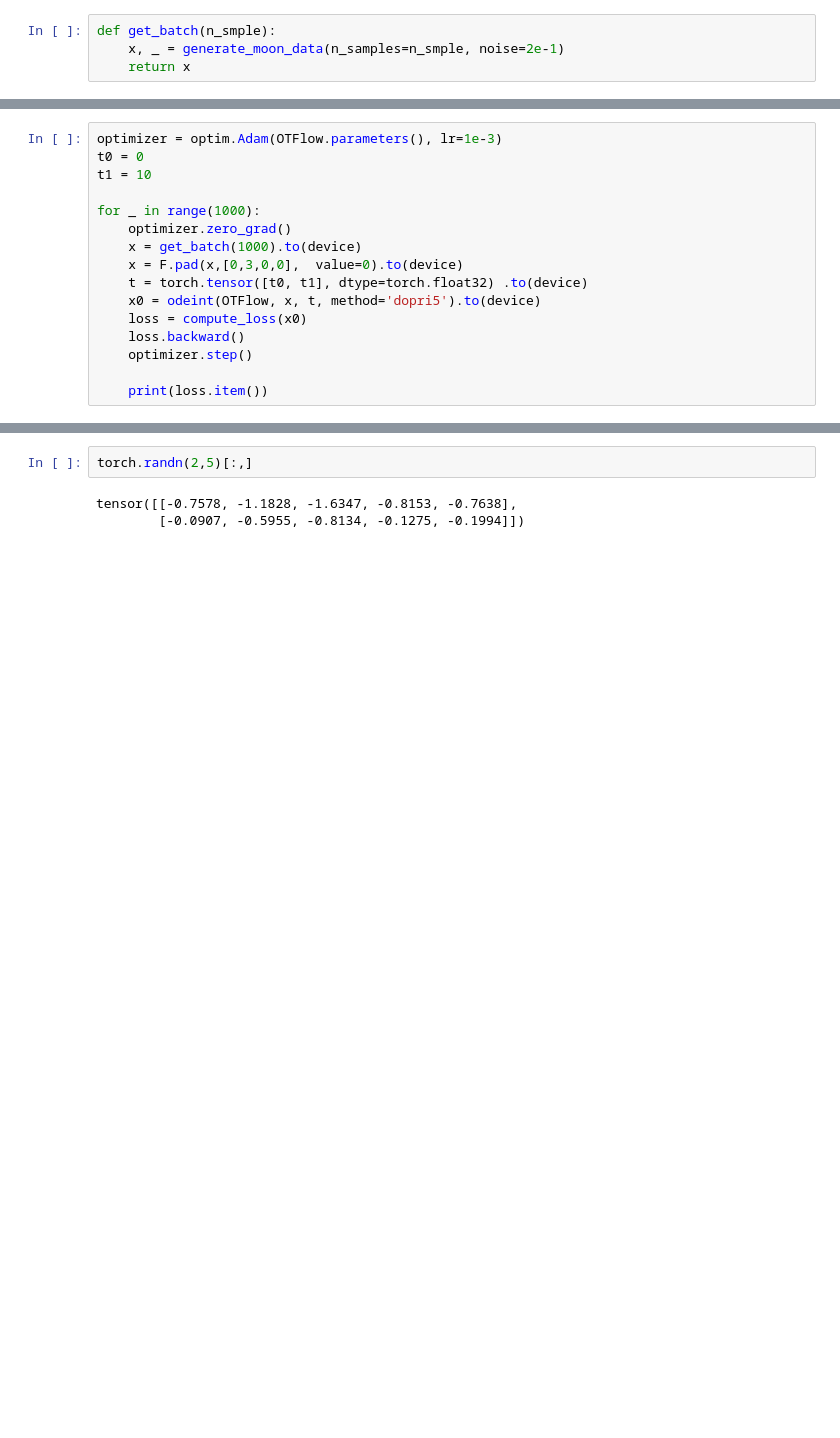
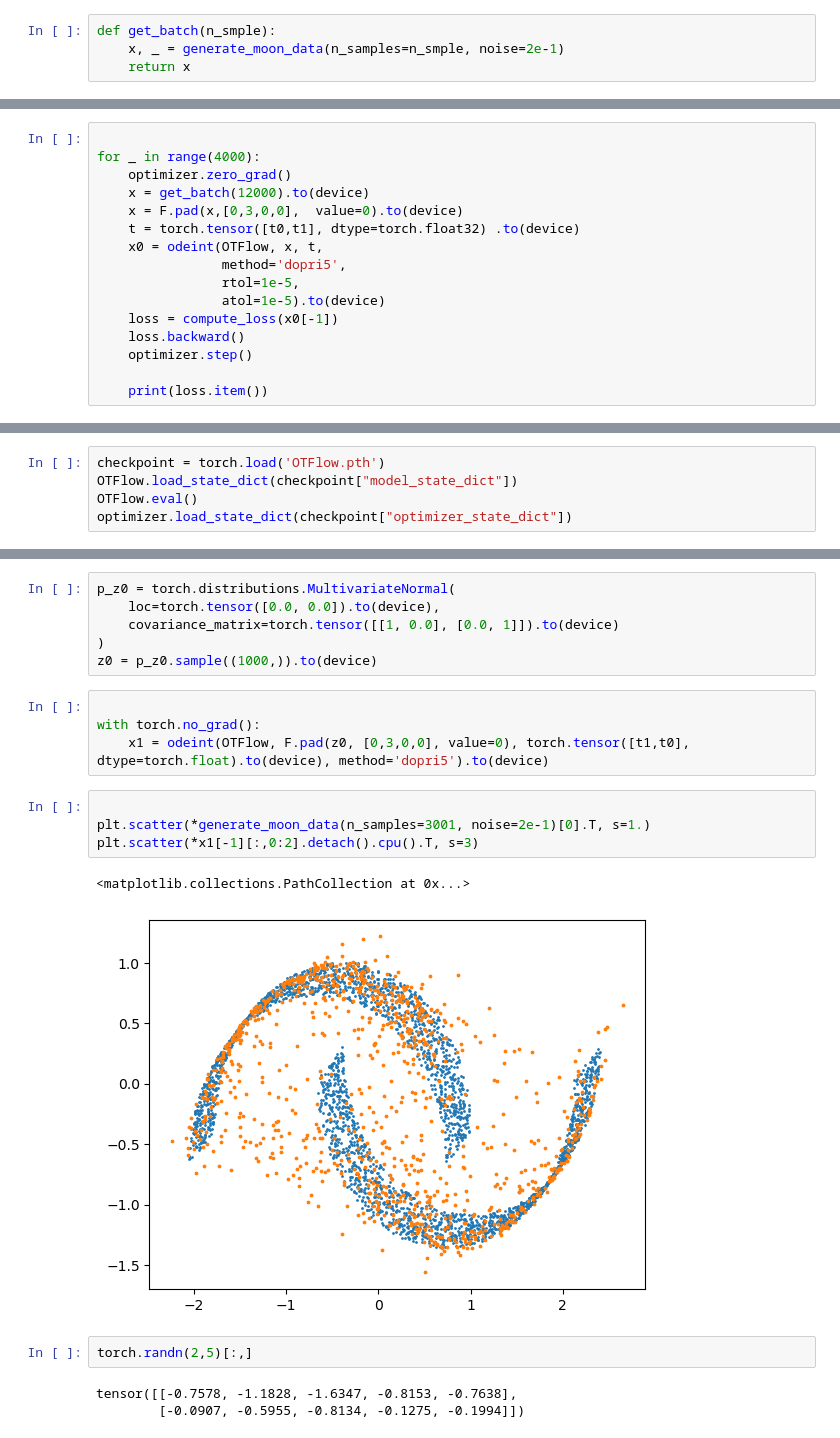
Before and after one commit to PanpanZheng-BNU/neuralODE, a Jupyter notebook: normalizingFlow/OT-flow.ipynb, the cells around one changed output, grey strips where cells are left out. Cells and saved outputs as stored; diff of their text form; blank space fills up the shorter version.

```diff
--- a/normalizingFlow/OT-flow.ipynb
+++ b/normalizingFlow/OT-flow.ipynb
@@ -42,15 +78,15 @@ def get_batch(n_smple):
 # %%
-optimizer = optim.Adam(OTFlow.parameters(), lr=1e-3)
-t0 = 0
-t1 = 10
 
-for _ in range(1000):
+for _ in range(4000):
     optimizer.zero_grad()
-    x = get_batch(1000).to(device)
+    x = get_batch(12000).to(device)
     x = F.pad(x,[0,3,0,0],  value=0).to(device)
-    t = torch.tensor([t0, t1], dtype=torch.float32) .to(device)
-    x0 = odeint(OTFlow, x, t, method='dopri5').to(device)
-    loss = compute_loss(x0)
+    t = torch.tensor([t0,t1], dtype=torch.float32) .to(device)
+    x0 = odeint(OTFlow, x, t,
+                method='dopri5',
+                rtol=1e-5,
+                atol=1e-5).to(device)
+    loss = compute_loss(x0[-1])
     loss.backward()
     optimizer.step()
 
@@ -67,0 +124,5 @@ KeyboardInterrupt:
+# %%
+checkpoint = torch.load('OTFlow.pth')
+OTFlow.load_state_dict(checkpoint["model_state_dict"])
+OTFlow.eval()
+optimizer.load_state_dict(checkpoint["optimizer_state_dict"])
@@ -68,3 +137,20 @@ KeyboardInterrupt:
+# %%
+p_z0 = torch.distributions.MultivariateNormal(
+    loc=torch.tensor([0.0, 0.0]).to(device),
+    covariance_matrix=torch.tensor([[1, 0.0], [0.0, 1]]).to(device)
+)
+z0 = p_z0.sample((1000,)).to(device)
+# %%
+
+with torch.no_grad():
+    x1 = odeint(OTFlow, F.pad(z0, [0,3,0,0], value=0), torch.tensor([t1,t0], dtype=torch.float).to(device), method='dopri5').to(device)
+# %%
+
+plt.scatter(*generate_moon_data(n_samples=3001, noise=2e-1)[0].T, s=1.)
+plt.scatter(*x1[-1][:,0:2].detach().cpu().T, s=3)
+# %% [output]
+<matplotlib.collections.PathCollection at 0x...>
+[figure, added]
 # %%
 torch.randn(2,5)[:,]
 # %% [output]
```
Also changed, not shown: parts of 13 cells of this notebook.
